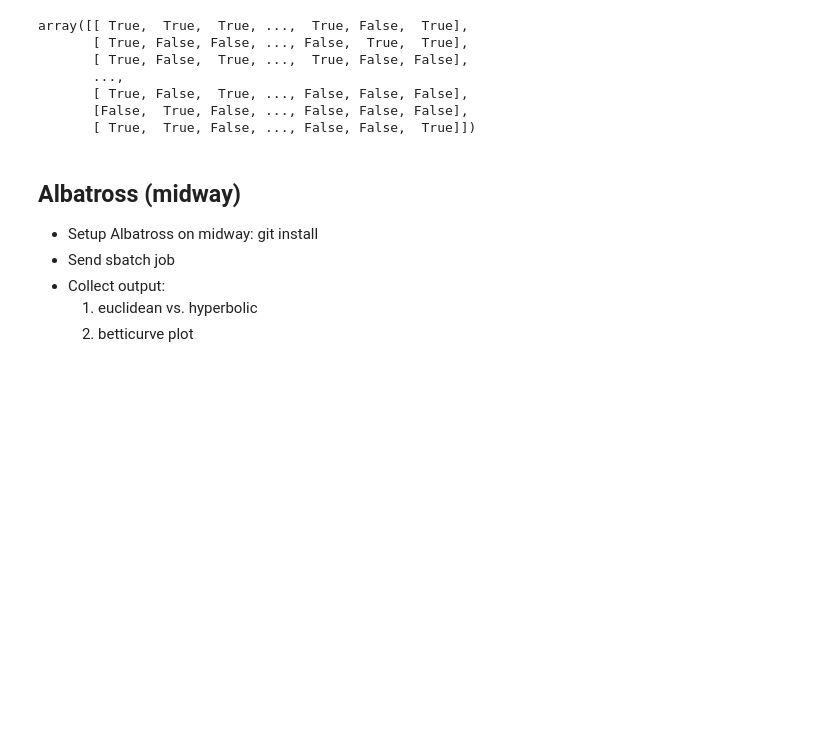
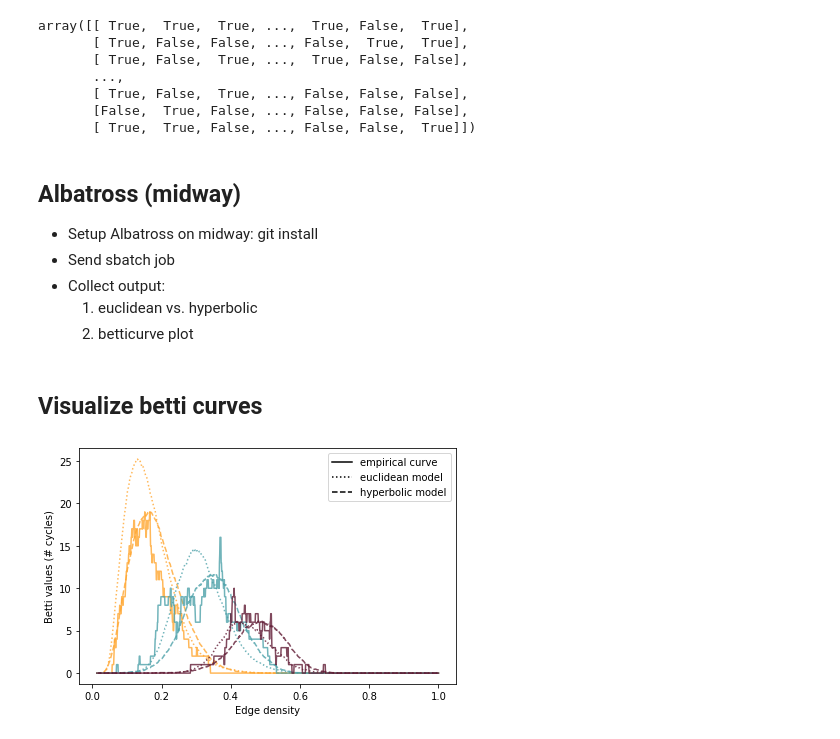
Before and after one commit to Brain-Bridge-Lab/membatross, a Jupyter notebook: membatross_albatross.ipynb, the cells around one changed output. Saved outputs shown, nothing was run; the diff lists cells and outputs as text; code cells hidden in the pictures; blank space fills up the shorter version.

```diff
--- a/membatross_albatross.ipynb
+++ b/membatross_albatross.ipynb
@@ -121,2 +121,47 @@ array([[ True,  True,  True, ...,  True, False,  True],
 ### after albatross, run get_sub_stats.py to generate inference_stats.csv and betticurve plot
 ### run hyperbolic.sbatch to generate the loading of features/concepts in hyperbolic space
+# %% [markdown]
+## Visualize betti curves
+# %%
+import numpy
+import matplotlib.pyplot as plt
+COLORS = ['#FFA630', '#4DA1A9', '#611C35']
+
+emp_49 = numpy.load('/Users/fiona/Desktop/membatross/albatross_49/outputs/empirical_betti_curves_mbt_out_49.npz',allow_pickle=True)
+eu_49 = numpy.load('/Users/fiona/Desktop/membatross/albatross_49/outputs/euclidean_model_dims_16_epsilon_0.08_mbt_out_49.npz',allow_pickle=True)
+# emp_88 = numpy.load('/Users/fiona/Desktop/membatross/albatross_49/outputs/empirical_betti_curves_OPENFIELDm_88_n_75_i_150.npz',allow_pickle=True)
+# eu_88 = numpy.load('/Users/fiona/Desktop/membatross/albatross_49/outputs/euclidean_model_dims_8_epsilon_0.14_OPENFIELDm_88_n_75_i_150.npz',allow_pickle=True)
+hyp_49 = numpy.load('/Users/fiona/Desktop/membatross/albatross_49/outputs/hyperbolic_model_dims_3_rmax_21_rmin_0.40_epsilon_0.03_mbt_out_49.npz',allow_pickle=True)
+
+emp_49 = [numpy.dstack([emp_49.get(x) for x in filter(lambda x: x.__contains__('%d_' % i),emp_49.keys())]).mean(2).T for i in range(1,4)]
+eu_49 = [numpy.dstack([eu_49.get(x) for x in filter(lambda x: x.__contains__('%d_' % i),eu_49.keys())]).mean(2).T for i in range(1,4)]
+# emp_88 = [numpy.dstack([emp_88.get(x) for x in filter(lambda x: x.__contains__('%d_' % i),emp_88.keys())]).mean(2).T for i in range(1,4)]
+# eu_88 = [numpy.dstack([eu_88.get(x) for x in filter(lambda x: x.__contains__('%d_' % i),eu_88.keys())]).mean(2).T for i in range(1,4)]
+hyp_49 = [numpy.dstack([hyp_49.get(x) for x in filter(lambda x: x.__contains__('%d_' % i),hyp_49.keys())]).mean(2).T for i in range(1,4)]
+
+
+plt.clf()
+for i in range(1, 4):
+    plt.plot(eu_49[i-1][0,:], eu_49[i-1][1,:], alpha=0.8, color=COLORS[i - 1],
+                 linestyle=':')
+    plt.plot(hyp_49[i-1][0, :], hyp_49[i-1][1, :], alpha=0.8, color=COLORS[i - 1],
+             linestyle='--')
+    plt.plot(emp_49[i - 1][0, :], emp_49[i - 1][1, :], alpha=0.8, color=COLORS[i - 1],
+             linestyle='-')
+#     plt.plot(emp_88[i - 1][0, :], emp_88[i - 1][1, :], alpha=0.8, color=COLORS[i - 1],
+#              linestyle='--')
+#     plt.text(0.35,25,'n=%d' % 75,size=15)
+#     plt.text(0.62, 1, 'n=%d' % 30, size=15)
+#     plt.arrow(0.18,10,-.08,20, length_includes_head=True, head_length=1,head_width=.025,color='black')
+#     plt.arrow(0.4, 3.5, -.14, 23, length_includes_head=True, head_length=1, head_width=.025, color='black')
+#     plt.arrow(0.52, 1, -.13, 14, length_includes_head=True, head_length=1, head_width=.025, color='black')
+    plt.ylabel('Betti values (# cycles)')
+    plt.xlabel('Edge density')
+plt.plot([],[],linestyle='-',color='black',label='empirical curve')
+plt.plot([], [], linestyle=':', color='black', label='euclidean model')
+plt.plot([], [], linestyle='--', color='black', label='hyperbolic model')
+plt.legend(loc="upper right")
+plt.tight_layout()
+plt.savefig('/Users/fiona/Desktop/membatross/albatross_49/outputs/sub_sample_hippo.png', dpi=300)
+# %% [output]
+[figure, added]
```
Also changed, not shown: parts of 1 cell of this notebook, 2 other files.
